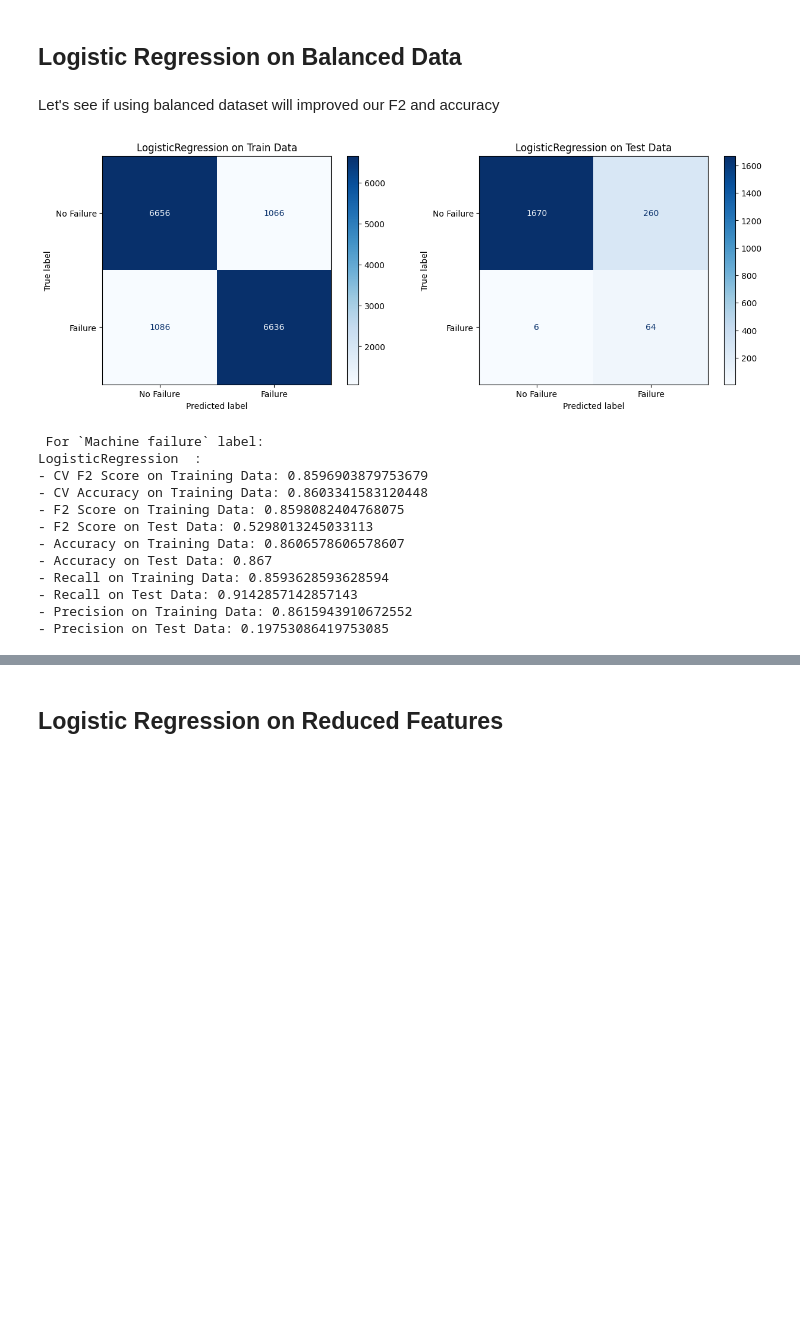
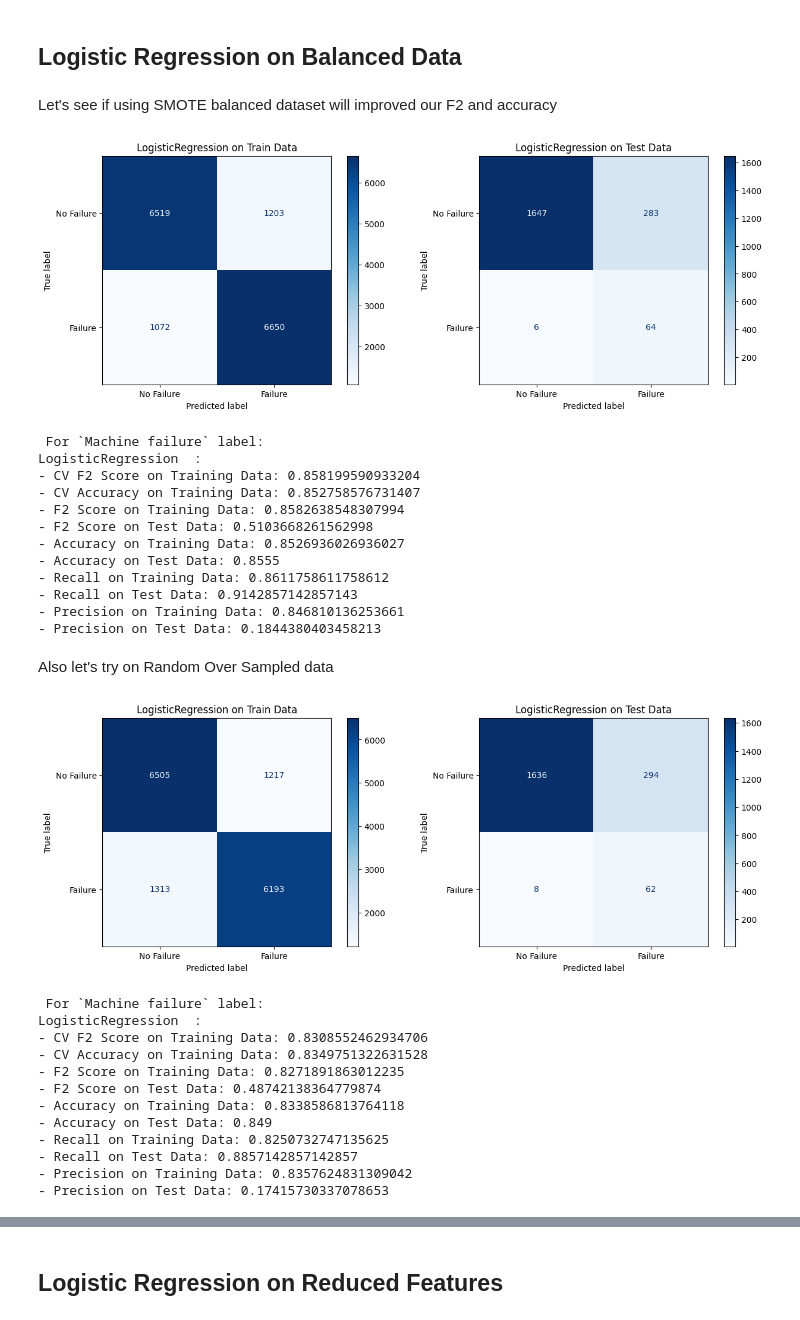
Before and after one commit to raymondsamalo/ITI113-Machine-Learning-Operations-Project, a Jupyter notebook: AI4I-2020/1.3_ML_Logistic_Regression.ipynb, the cells around one changed output, grey strips where cells are left out. Cells and saved outputs as stored; diff of their text form; code cells hidden in the pictures; blank space fills up the shorter version.

```diff
--- a/AI4I-2020/1.3_ML_Logistic_Regression.ipynb
+++ b/AI4I-2020/1.3_ML_Logistic_Regression.ipynb
@@ -34,6 +34,10 @@ X_train_reduced = X_train.drop(columns=['Torque (Nm)', 'Process temperature (K)'
 X_test_reduced = X_test.drop(columns=['Torque (Nm)', 'Process temperature (K)', 'Air temperature (K)'])
 X_train_over_reduced = X_train_over_omf.drop(columns=['Torque (Nm)', 'Process temperature (K)', 'Air temperature (K)'])
 
+y_ros_train = pd.read_csv('y_ros_train.csv')
+X_ros_train = pd.read_csv('X_ros_train.csv')
+X_ros_train_reduced = pd.read_csv('X_ros_train_reduced.csv')
+
 print("Shape of X_train:", X_train.shape)
 print("Shape of X_test:", X_test.shape)
 print("Shape of X_train_reduced:", X_train_reduced.shape)
@@ -45,4 +49,6 @@ print("Shape of y_train_omf:", y_train_omf.shape)
 print("Shape of y_test_omf:", y_test_omf.shape)
 print("Shape of y_train_over_omf:", y_train_over_omf.shape)
 print("Shape of X_train_over_omf:", X_train_over_omf.shape)
+print("Shape of y_ros_train:", y_ros_train.shape)
+print("Shape of X_ros_train:", X_ros_train.shape)
 # %% [output]
@@ -66,9 +74,9 @@ from sklearn.model_selection import StratifiedKFold, cross_val_score
 from sklearn.metrics import fbeta_score, make_scorer
 
 
-def analyze_model_performance(clf, X_train=X_train, y_train=y_train, X_test=X_test, y_test=y_test):
-    y_train_omf = y_train['Machine failure']
-    y_test_omf = y_test['Machine failure']
+def analyze_model_performance(clf, X_train=X_train, y_train=y_train, X_test=X_test, y_test=y_test, target='Machine failure'):
+    y_train_omf = y_train[target]
+    y_test_omf = y_test[target]
     f2_scorer = make_scorer(fbeta_score, beta=2)
     stratified_cv = StratifiedKFold(n_splits=5, shuffle=True, random_state=42)
     cv_accuracy = cross_val_score(clf, X_train, y_train_omf, cv=stratified_cv, scoring='accuracy') # 5-fold cross-validation
@@ -157,7 +165,7 @@ This could be due to imbalanced dataset that we discovered during our preprocess
 # %% [markdown]
 ## Logistic Regression on Balanced Data
 # %% [markdown]
-Let's see if using balanced dataset will improved our F2 and accuracy
+Let's see if using SMOTE balanced dataset will improved our F2 and accuracy
 # %%
 clr = LogisticRegression(max_iter=1000, random_state=42)
 analyze_model_performance(clr, X_train=X_train_over_omf, y_train=y_train_over_omf, X_test=X_test, y_test=y_test)
@@ -165,15 +173,34 @@ analyze_model_performance(clr, X_train=X_train_over_omf, y_train=y_train_over_om
 [figure]
  For `Machine failure` label:
 LogisticRegression  :
-- CV F2 Score on Training Data: 0.8596903879753679
-- CV Accuracy on Training Data: 0.8603341583120448
-- F2 Score on Training Data: 0.8598082404768075
-- F2 Score on Test Data: 0.5298013245033113
-- Accuracy on Training Data: 0.8606578606578607
-- Accuracy on Test Data: 0.867
-- Recall on Training Data: 0.8593628593628594
+- CV F2 Score on Training Data: 0.858199590933204
+- CV Accuracy on Training Data: 0.852758576731407
+- F2 Score on Training Data: 0.8582638548307994
+- F2 Score on Test Data: 0.5103668261562998
+- Accuracy on Training Data: 0.8526936026936027
+- Accuracy on Test Data: 0.8555
+- Recall on Training Data: 0.8611758611758612
 - Recall on Test Data: 0.9142857142857143
-- Precision on Training Data: 0.8615943910672552
-- Precision on Test Data: 0.19753086419753085
+- Precision on Training Data: 0.846810136253661
+- Precision on Test Data: 0.1844380403458213
+# %% [markdown]
+Also let's try on Random Over Sampled data
+# %%
+clr = LogisticRegression(max_iter=1000, random_state=42, solver='liblinear')
+analyze_model_performance(clr, X_train=X_ros_train, y_train=y_ros_train, X_test=X_test, y_test=y_test)
+# %% [output]
+[figure, added]
+ For `Machine failure` label:
+LogisticRegression  :
+- CV F2 Score on Training Data: 0.8308552462934706
+- CV Accuracy on Training Data: 0.8349751322631528
+- F2 Score on Training Data: 0.8271891863012235
+- F2 Score on Test Data: 0.48742138364779874
+- Accuracy on Training Data: 0.8338586813764118
+- Accuracy on Test Data: 0.849
+- Recall on Training Data: 0.8250732747135625
+- Recall on Test Data: 0.8857142857142857
+- Precision on Training Data: 0.8357624831309042
+- Precision on Test Data: 0.17415730337078653
 # %% [markdown]
 Threshold Predictor:
```
Also changed, not shown: parts of 7 cells of this notebook, 8 other files.
